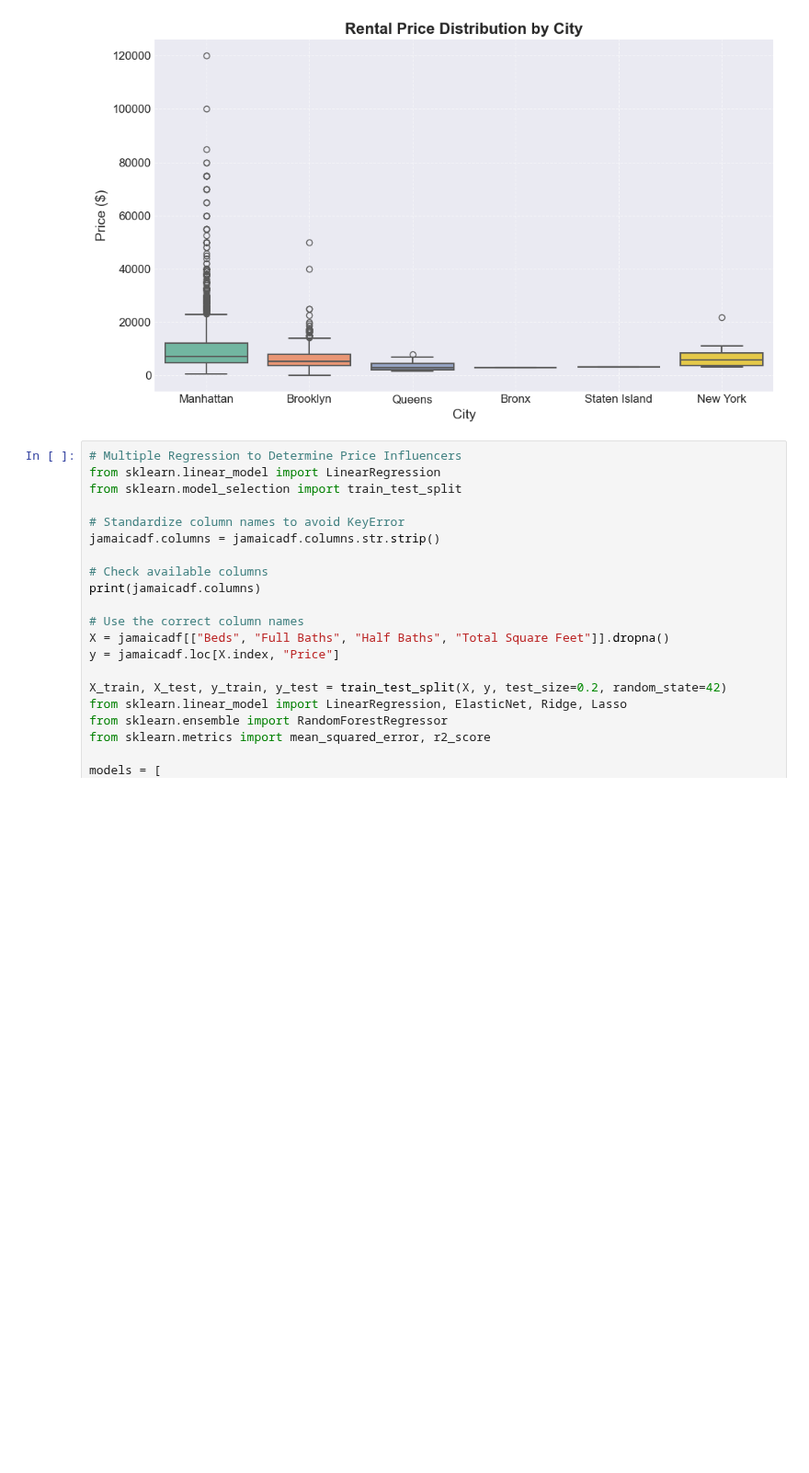
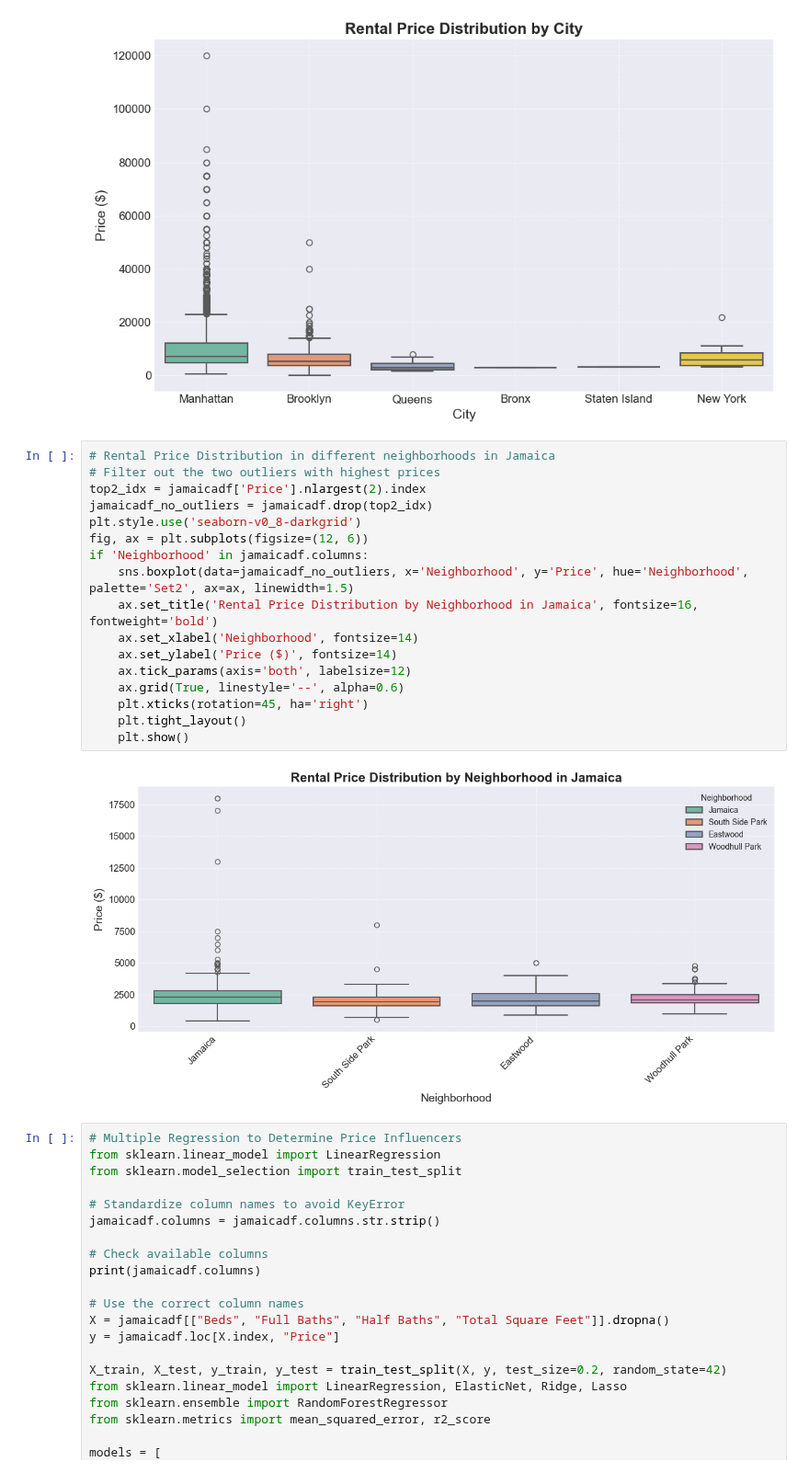
Before and after one commit to supernovaaa2024/RealEstateValuation, a Jupyter notebook: RealEstateStatisticalAnalysis.ipynb, the cells around one changed output. Shown at 92% size. Drawn from its saved outputs; the diff is of its cells as text; blank space fills up the shorter version.

```diff
--- a/RealEstateStatisticalAnalysis.ipynb
+++ b/RealEstateStatisticalAnalysis.ipynb
@@ -1108,6 +1108,25 @@ else:
     print(jamaicadf.columns.tolist())
 # %% [output]
 [figure]
+# %%
+# Rental Price Distribution in different neighborhoods in Jamaica
+# Filter out the two outliers with highest prices
+top2_idx = jamaicadf['Price'].nlargest(2).index
+jamaicadf_no_outliers = jamaicadf.drop(top2_idx)
+plt.style.use('seaborn-v0_8-darkgrid')
+fig, ax = plt.subplots(figsize=(12, 6))
+if 'Neighborhood' in jamaicadf.columns:
+    sns.boxplot(data=jamaicadf_no_outliers, x='Neighborhood', y='Price', hue='Neighborhood', palette='Set2', ax=ax, linewidth=1.5)
+    ax.set_title('Rental Price Distribution by Neighborhood in Jamaica', fontsize=16, fontweight='bold')
+    ax.set_xlabel('Neighborhood', fontsize=14)
+    ax.set_ylabel('Price ($)', fontsize=14)
+    ax.tick_params(axis='both', labelsize=12)
+    ax.grid(True, linestyle='--', alpha=0.6)
+    plt.xticks(rotation=45, ha='right')
+    plt.tight_layout()
+    plt.show()
+# %% [output]
+[figure, added]
 # %%
 # Multiple Regression to Determine Price Influencers
 from sklearn.linear_model import LinearRegression
```
